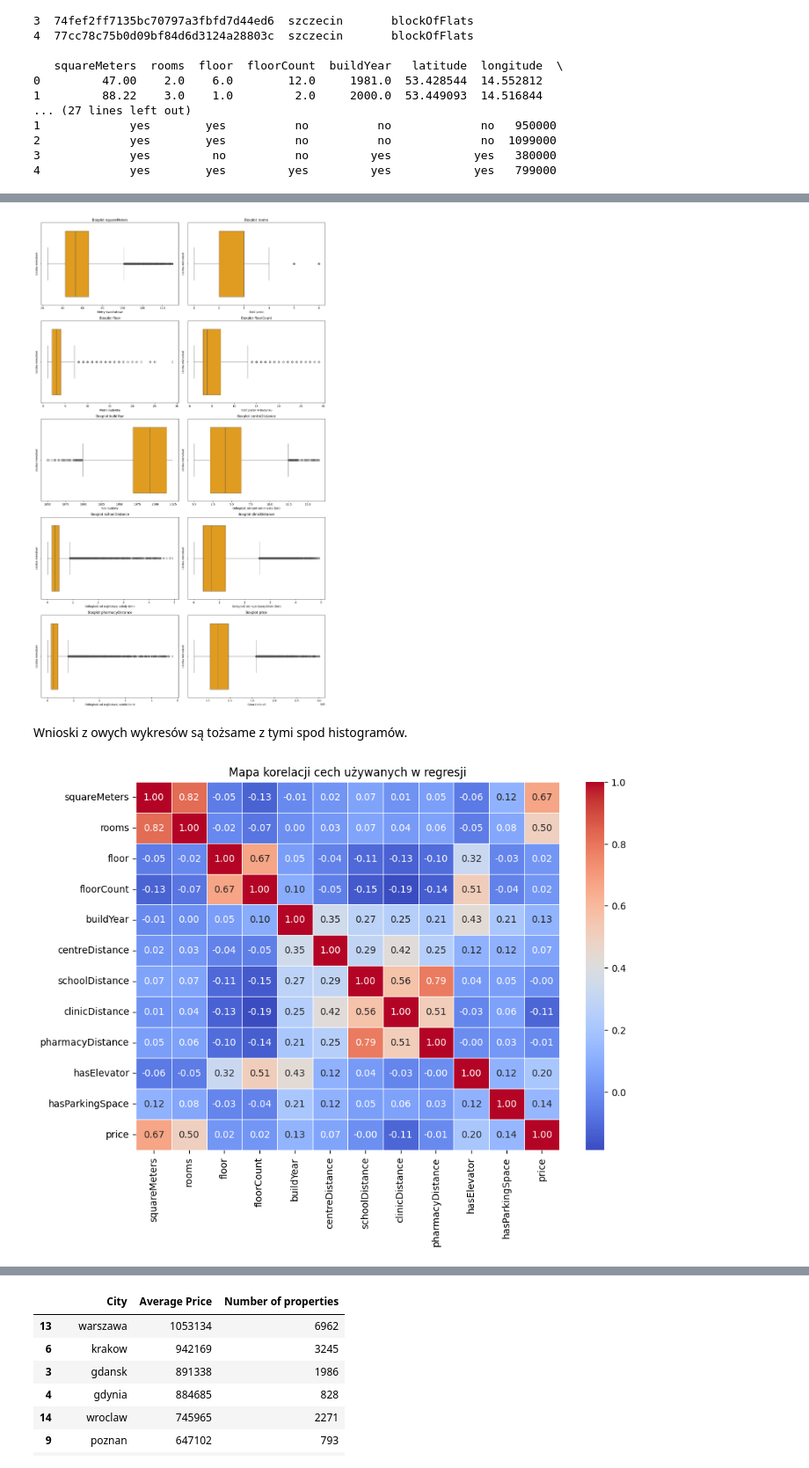
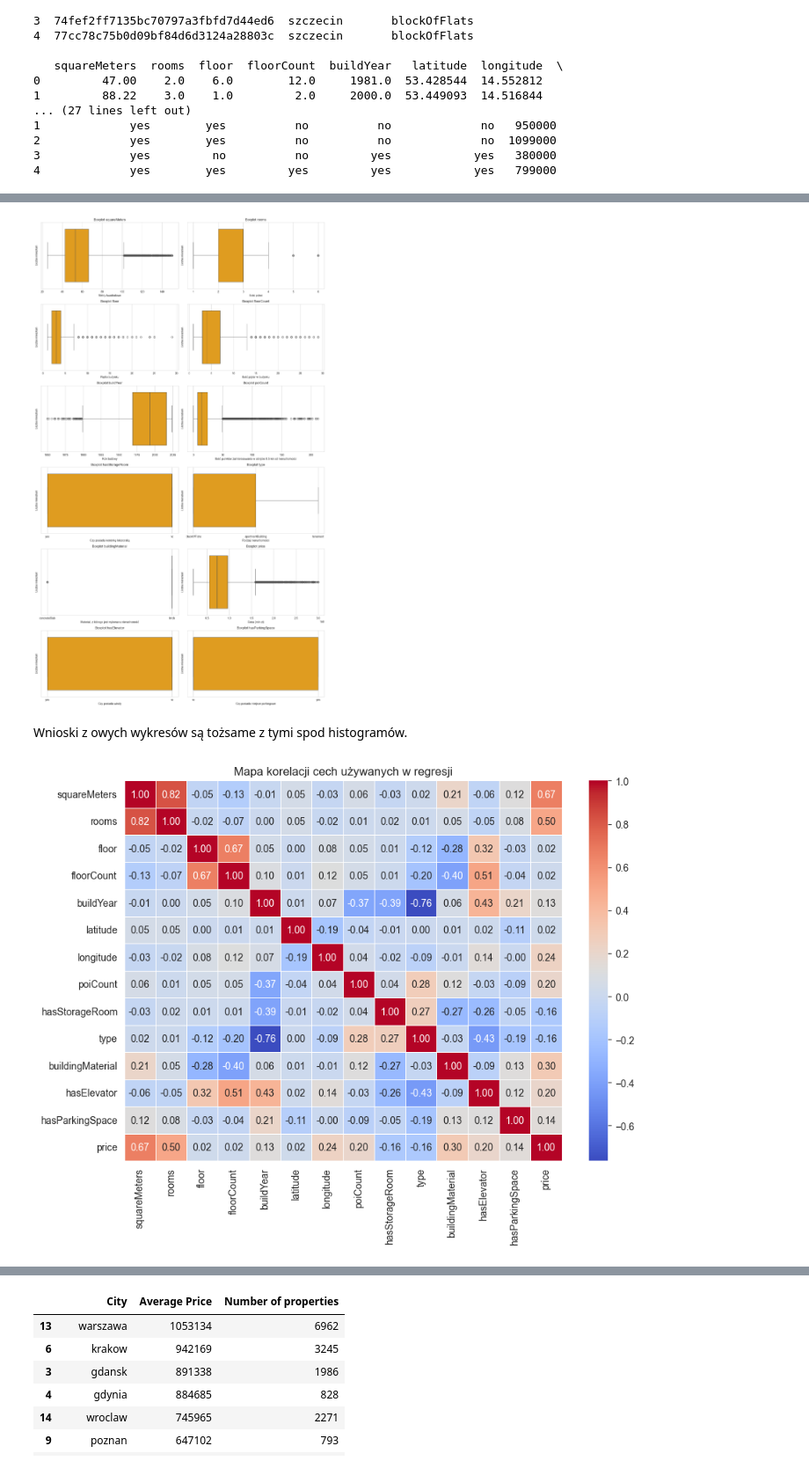
Before and after one commit to PiotrekCi/zmum-houses, a Jupyter notebook: main.ipynb, the cells around one changed output, grey strips where cells are left out. Shown at 88% size. Saved outputs shown, nothing was run; the diff lists cells and outputs as text; code cells hidden in the pictures.

```diff
--- a/main.ipynb
+++ b/main.ipynb
@@ -60,8 +58,8 @@ Zbiór posłuży do przeprowadzenia regresji cen mieszkań, z wykorzystaniem pow
 # %%
 selected_columns = [
     "squareMeters", "rooms", "floor", "floorCount", "buildYear",
-    "centreDistance", "schoolDistance", "clinicDistance",
-    "pharmacyDistance", "hasElevator", "hasParkingSpace", "price",
+    "latitude", "longitude", "poiCount", "hasStorageRoom", "type",
+    "buildingMaterial", "hasElevator", "hasParkingSpace", "price",
 ]
 
 missing_values = apartments_data[selected_columns].isnull().sum()
@@ -183,7 +188,8 @@ def create_box_plot(index, data, column, axes, xlabel=None, ylabel="Liczba miesz
     axes[index].set_xlabel(xlabel)
     axes[index].set_ylabel(ylabel)
 
-fig, axes = plt.subplots(5, 2, figsize=(15, 25))
+
+fig, axes = plt.subplots(6, 2, figsize=(15, 25))
 axes = axes.flatten()
 
 create_box_plot(0, apartments_data, "squareMeters", axes, xlabel="Metry kwadratowe")
@@ -191,32 +197,37 @@ create_box_plot(1, apartments_data, "rooms", axes, xlabel="Ilość pokoi")
 create_box_plot(2, apartments_data, "floor", axes, xlabel="Piętro budynku")
 create_box_plot(3, apartments_data, "floorCount", axes, xlabel="Ilość pięter w budynku")
 create_box_plot(4, apartments_data, "buildYear", axes, xlabel="Rok budowy")
-create_box_plot(5, apartments_data, "centreDistance", axes, xlabel="Odległość od centrum miasta (km)")
-create_box_plot(6, apartments_data, "schoolDistance", axes, xlabel="Odległość od najbliższej szkoły (km)")
-create_box_plot(7, apartments_data, "clinicDistance", axes, xlabel="Odległość od najbliższej kliniki (km)")
-create_box_plot(8, apartments_data, "pharmacyDistance", axes, xlabel="Odległość od najbliższej apteki (km)")
+create_box_plot(5, apartments_data, "poiCount", axes, xlabel="Ilość punktów zainteresowania w obrębie 0.5 km od nieruchomości")
+create_box_plot(6, apartments_data, "hasStorageRoom", axes, xlabel="Czy posiada komórkę lokatorską")
+create_box_plot(7, apartments_data, "type", axes, xlabel="Rodzaj nieruchomości")
+create_box_plot(8, apartments_data, "buildingMaterial", axes, xlabel="Material, z którego jest wykonana nieruchomość")
 create_box_plot(9, apartments_data, "price", axes, xlabel="Cena (mln zł)")
+create_box_plot(10, apartments_data, "hasElevator", axes, xlabel="Czy posiada windę")
+create_box_plot(11, apartments_data, "hasParkingSpace", axes, xlabel="Czy posiada miejsce parkingowe")
 
 plt.tight_layout()
 plt.show()
 # %% [output]
-[figure, old version]
+[figure, new version]
 # %% [markdown]
 Wnioski z owych wykresów są tożsame z tymi spod histogramów.
 # %%
 filtered_data = apartments_data[selected_columns].copy()
 
 filtered_data["hasElevator"] = filtered_data["hasElevator"].map({"yes": 1, "no": 0}).astype("Int64")
 filtered_data["hasParkingSpace"] = filtered_data["hasParkingSpace"].map({"yes": 1, "no": 0}).astype("Int64")
+filtered_data["type"] = filtered_data["type"].map({"blockOfFlats": 1, "apartmentBuilding": 0, "tenement": 2}).astype("Int64")
+filtered_data["hasStorageRoom"] = filtered_data["hasStorageRoom"].map({"yes": 1, "no": 0}).astype("Int64")
+filtered_data["buildingMaterial"] = filtered_data["buildingMaterial"].map({"brick": 1, "concreteSlab": 0}).astype("Int64")
 
 corr_matrix = filtered_data.corr(method='pearson')
 
 plt.figure(figsize=(10, 7))
 sns.heatmap(corr_matrix, annot=True, fmt=".2f", cmap="coolwarm", linewidths=0.5)
 plt.title("Mapa korelacji cech używanych w regresji")
 plt.show()
 # %% [output]
-[figure, old version]
+[figure, new version]
 # %%
 corr_matrix = filtered_data.corr(method='spearman')
 
```
Also changed, not shown: parts of 10 cells of this notebook.
